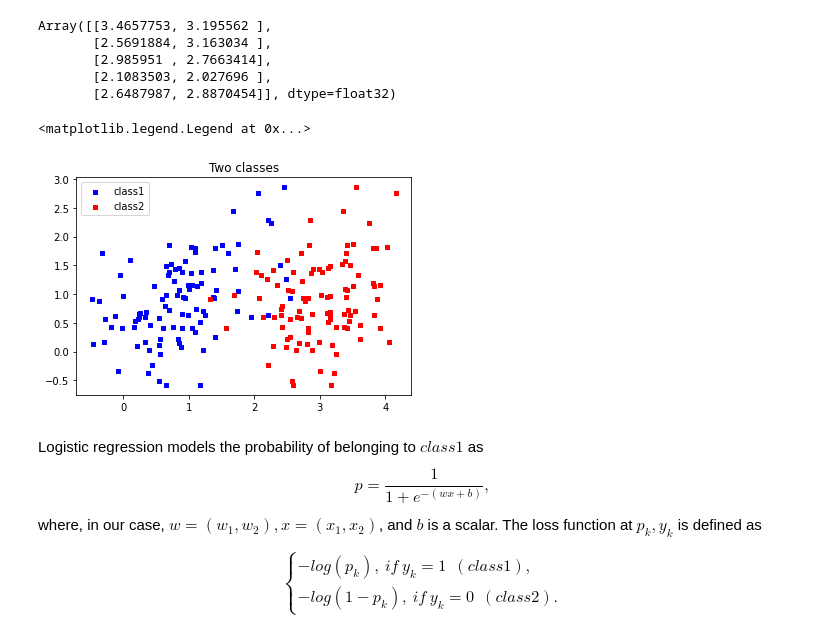
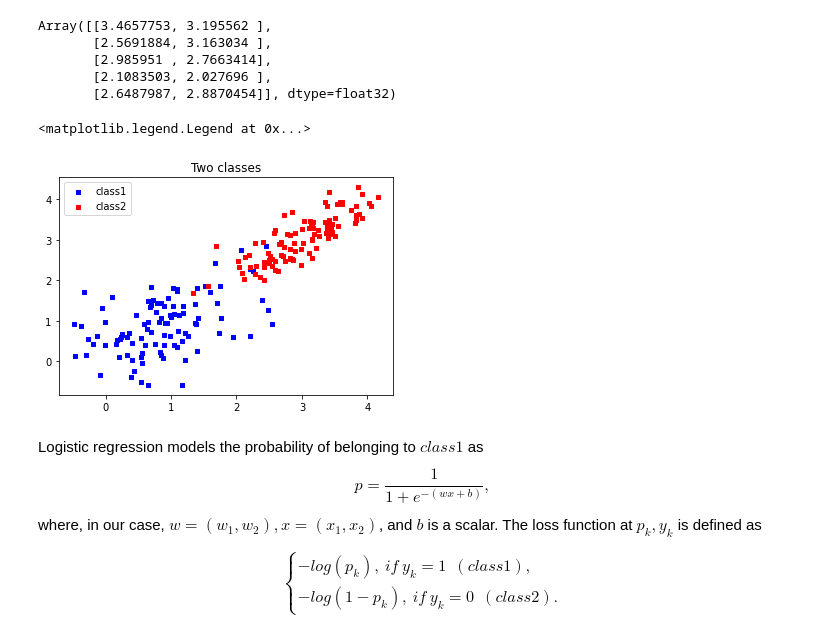
Before and after one commit to asalomatov/options, a Jupyter notebook: notebooks/jax.ipynb, the cells around one changed output. Drawn from its saved outputs; the diff is of its cells as text; code cells hidden in the pictures.

```diff
--- a/notebooks/jax.ipynb
+++ b/notebooks/jax.ipynb
@@ -325,15 +325,15 @@ Array([[3.4657753, 3.195562 ],
 # %%
 
 fig = plt.figure()
 ax1 = fig.add_subplot(111)
 
 ax1.scatter(class1[:, 0], class1[:, 1], s=10, c='b', marker="s", label='class1')
-ax1.scatter(class2[:, 0], class1[:, 1], s=10, c='r', marker="s", label='class2')
+ax1.scatter(class2[:, 0], class2[:, 1], s=10, c='r', marker="s", label='class2')
 plt.title('Two classes')
 plt.legend()
 # %% [output]
 <matplotlib.legend.Legend at 0x...>
-[figure, old version]
+[figure, new version]
 # %% [markdown]
 Logistic regression models the probability of belonging to $class1$ as
 $$
```
Also changed, not shown: parts of 20 cells of this notebook.
